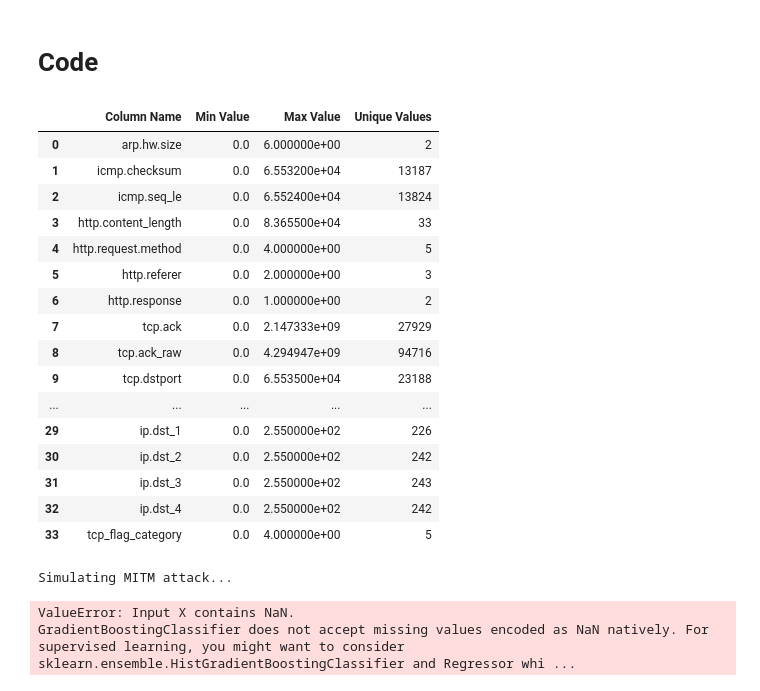
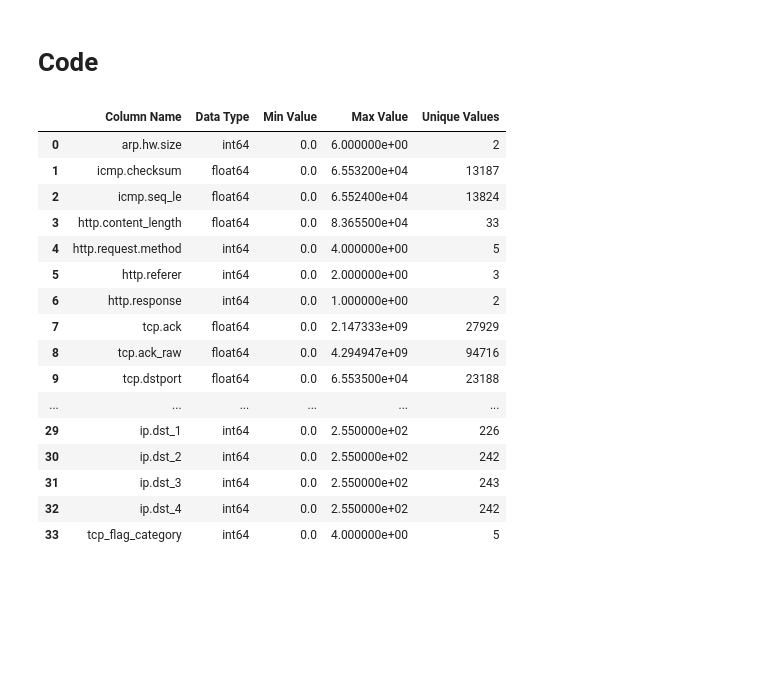
Before and after one commit to sachinprasanna7/AI-Based-Cloud-Protection, a Jupyter notebook: attack_simulation.ipynb, the cells around one changed output. Saved outputs shown, nothing was run; the diff lists cells and outputs as text; code cells hidden in the pictures; blank space fills up the shorter version.

Commit message:
pushing models

```diff
--- a/attack_simulation.ipynb
+++ b/attack_simulation.ipynb
@@ -10,32 +10,33 @@ import pandas as pd
 # %%
 df = pd.read_csv('Dataset/ML-EdgeIIOT-dataset-cleaned-2.csv')
 # %%
-# Create a summary DataFrame
+# Create a summary DataFrame with data types
 summary_df = pd.DataFrame({
     "Column Name": df.columns,
-    "Min Value": df.min(),
-    "Max Value": df.max(),
+    "Data Type": df.dtypes.values,   # ✅ Include data types
+    "Min Value": df.min(numeric_only=True),
+    "Max Value": df.max(numeric_only=True),
     "Unique Values": df.nunique()
 }).reset_index(drop=True)
 
-# Print the table
+# Print the summary DataFrame
 summary_df
 # %% [output]
-|  | Column Name | Min Value | Max Value | Unique Values |
-| 0 | arp.hw.size | 0.0 | 6.000000e+00 | 2 |
-| 1 | icmp.checksum | 0.0 | 6.553200e+04 | 13187 |
-| 2 | icmp.seq_le | 0.0 | 6.552400e+04 | 13824 |
-| 3 | http.content_length | 0.0 | 8.365500e+04 | 33 |
-| 4 | http.request.method | 0.0 | 4.000000e+00 | 5 |
-| 5 | http.referer | 0.0 | 2.000000e+00 | 3 |
-| 6 | http.response | 0.0 | 1.000000e+00 | 2 |
-| 7 | tcp.ack | 0.0 | 2.147333e+09 | 27929 |
-| 8 | tcp.ack_raw | 0.0 | 4.294947e+09 | 94716 |
-| 9 | tcp.dstport | 0.0 | 6.553500e+04 | 23188 |
-| ... | ... | ... | ... | ... |
-| 29 | ip.dst_1 | 0.0 | 2.550000e+02 | 226 |
-| 30 | ip.dst_2 | 0.0 | 2.550000e+02 | 242 |
-| 31 | ip.dst_3 | 0.0 | 2.550000e+02 | 243 |
-| 32 | ip.dst_4 | 0.0 | 2.550000e+02 | 242 |
-| 33 | tcp_flag_category | 0.0 | 4.000000e+00 | 5 |
+|  | Column Name | Data Type | Min Value | Max Value | Unique Values |
+| 0 | arp.hw.size | int64 | 0.0 | 6.000000e+00 | 2 |
+| 1 | icmp.checksum | float64 | 0.0 | 6.553200e+04 | 13187 |
+| 2 | icmp.seq_le | float64 | 0.0 | 6.552400e+04 | 13824 |
+| 3 | http.content_length | float64 | 0.0 | 8.365500e+04 | 33 |
+| 4 | http.request.method | int64 | 0.0 | 4.000000e+00 | 5 |
+| 5 | http.referer | int64 | 0.0 | 2.000000e+00 | 3 |
+| 6 | http.response | int64 | 0.0 | 1.000000e+00 | 2 |
+| 7 | tcp.ack | float64 | 0.0 | 2.147333e+09 | 27929 |
+| 8 | tcp.ack_raw | float64 | 0.0 | 4.294947e+09 | 94716 |
+| 9 | tcp.dstport | float64 | 0.0 | 6.553500e+04 | 23188 |
+| ... | ... | ... | ... | ... | ... |
+| 29 | ip.dst_1 | int64 | 0.0 | 2.550000e+02 | 226 |
+| 30 | ip.dst_2 | int64 | 0.0 | 2.550000e+02 | 242 |
+| 31 | ip.dst_3 | int64 | 0.0 | 2.550000e+02 | 243 |
+| 32 | ip.dst_4 | int64 | 0.0 | 2.550000e+02 | 242 |
+| 33 | tcp_flag_category | int64 | 0.0 | 4.000000e+00 | 5 |
 # %%
@@ -113,18 +52,0 @@ def extract_features(packet):
-# %%
-# Simulate and predict attacks
-for attack in attack_mapping.keys():
-    print(f"\nSimulating {attack} attack...")
-    packet = create_attack_packet(attack)
-    features = extract_features(packet)
-
-    # Predict Attack Type
-    prediction = model.predict(features)[0]
-
-    # Map prediction back to attack name
-    predicted_attack = [k for k, v in attack_mapping.items() if v == prediction][0]
-
-    print(f"Actual Attack: {attack}, Predicted Attack: {predicted_attack}")
-# %% [output]
-Simulating MITM attack...
-ValueError: Input X contains NaN.
-GradientBoostingClassifier does not accept missing values encoded as NaN natively. For supervised learning, you might want to consider sklearn.ensemble.HistGradientBoostingClassifier and Regressor whi ...
```
Also changed, not shown: parts of 6 cells of this notebook, 2 other files.
